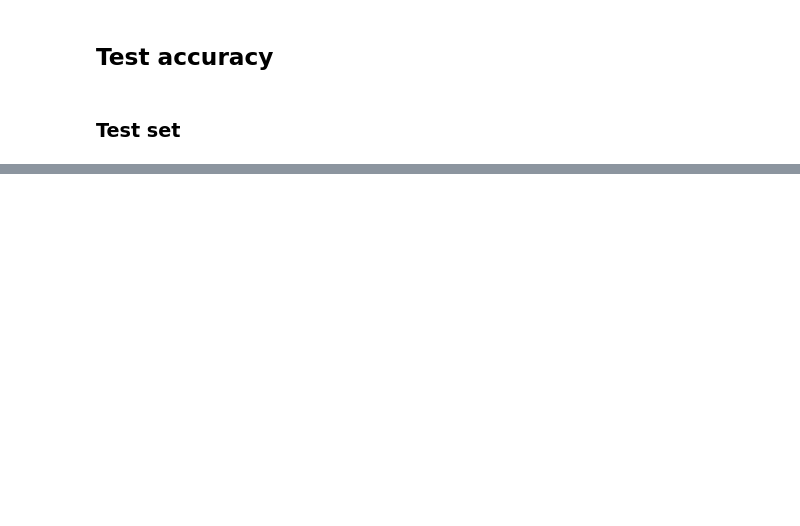
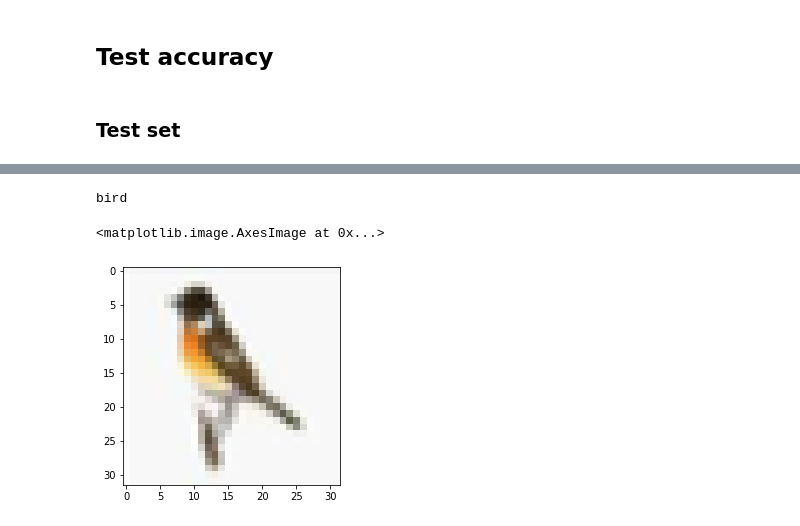
Before and after one commit to zhaohj2017/RL-Course, a Jupyter notebook: lec2/lec2-2.ipynb, the cells around one changed output, grey strips where cells are left out. Drawn from its saved outputs; the diff is of its cells as text; code cells hidden in the pictures; blank space fills up the shorter version.

```diff
--- a/lec2/lec2-2.ipynb
+++ b/lec2/lec2-2.ipynb
@@ -74 +49,16 @@ model = nn.Sequential(
+# %%
+
+model = nn.Sequential(
+        nn.Conv2d(3, 6, 5),
+        nn.ReLU(),
+        nn.MaxPool2d(2),
+        nn.Conv2d(6, 16, 5),
+        nn.ReLU(),
+        nn.MaxPool2d(2),
+        nn.Flatten(), # ???
+        nn.Linear(16 * 5 * 5, 120), # ???
+        nn.ReLU(),
+        nn.Linear(120, 84),
+        nn.ReLU(),
+        nn.Linear(84, 10))
 # %%
@@ -238,0 +139,16 @@ TensorBoard 2.4.0 at http://localhost:6006/ (Press CTRL+C to quit)
+# %%
+testset = datasets.CIFAR10(root='data/cifar10_test', train=False, download=False, transform=transforms.ToTensor())
+testloader = torch.utils.data.DataLoader(testset, batch_size=1, shuffle=True)
+# %%
+img, label = next(iter(testloader))
+predict = model(img)
+
+_, predicted_label = torch.max(predict, dim=1)
+
+print(classes[predicted_label.item()])
+
+plt.imshow(img.reshape(3, 32, 32).permute(1, 2, 0), cmap='gray')
+# %% [output]
+bird
+<matplotlib.image.AxesImage at 0x...>
+[figure, added]
```
Also changed, not shown: parts of 33 cells of this notebook.
